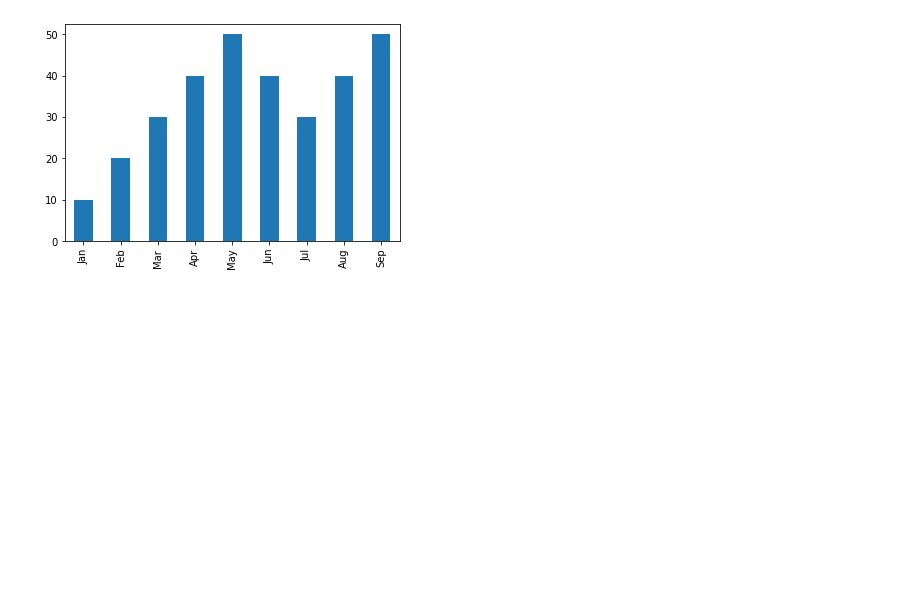
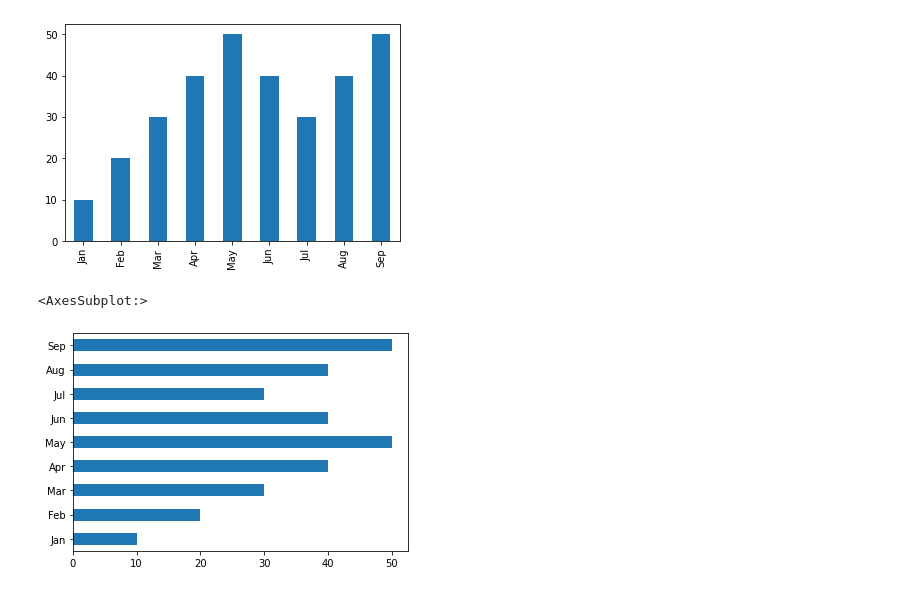
Before and after one commit to ramlaxman/cisco-2020-oct-14-plotting, a Jupyter notebook: Cisco 2020 October 14 — Pandas plotting.ipynb, the cells around one changed output. Cells and saved outputs as stored; diff of their text form; code cells hidden in the pictures; blank space fills up the shorter version.

```diff
--- a/Cisco 2020 October 14 — Pandas plotting.ipynb
+++ b/Cisco 2020 October 14 — Pandas plotting.ipynb
@@ -58,3 +58,8 @@ s.plot.bar()
 # %% [output]
 <AxesSubplot:>
 [figure]
+# %%
+s.plot.barh()
+# %% [output]
+<AxesSubplot:>
+[figure, added]
```
Also changed, not shown: parts of 1 cell of this notebook.
